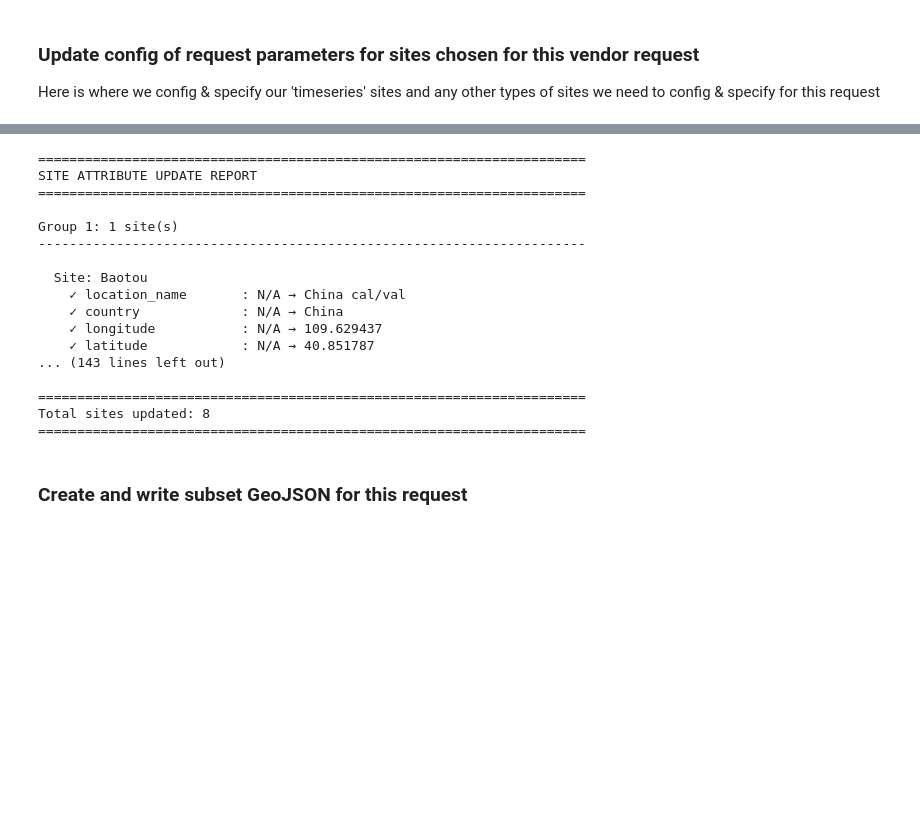
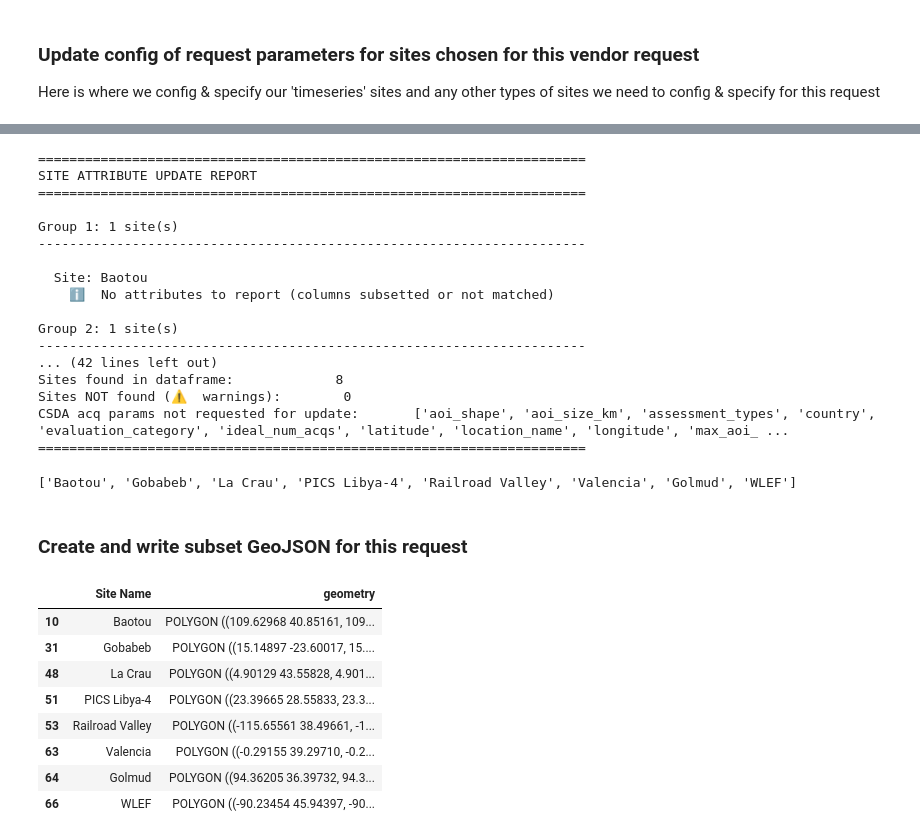
Before and after one commit to pahbs/csda_summaries, a Jupyter notebook: notebooks/prepare_request_sites.ipynb, the cells around one changed output, grey strips where cells are left out. Saved outputs shown, nothing was run; the diff lists cells and outputs as text; code cells hidden in the pictures; blank space fills up the shorter version.

```diff
--- a/notebooks/prepare_request_sites.ipynb
+++ b/notebooks/prepare_request_sites.ipynb
@@ -264,0 +271,17 @@ SITE_CONFIGS = get_site_configs_from_sheets(SHEET_URL, gid=GID)
+# %%
+# Central config: one entry per (vendor, sheet-tab) combination
+VENDOR_SHEETS = {
+    'Airbus':          ('16VopHRqlt5qbl4HgZdkVLUIHLVi9lZWPLJMY-QWsJ8g', 803290261),
+    'Vantor_Legion':   ('16VopHRqlt5qbl4HgZdkVLUIHLVi9lZWPLJMY-QWsJ8g', 226856298),
+    'HydroSat_Kerry':  ('16VopHRqlt5qbl4HgZdkVLUIHLVi9lZWPLJMY-QWsJ8g', 0),
+    'HydroSat_OR2':    ('16VopHRqlt5qbl4HgZdkVLUIHLVi9lZWPLJMY-QWsJ8g', 918595749),
+    'OroraTech_OR2':   ('16VopHRqlt5qbl4HgZdkVLUIHLVi9lZWPLJMY-QWsJ8g', 1719841802),
+    'Tanager':         ('1lkR7cnsqq1EDISoca8tpwcdtfPvWNerbJ5EzCgq-9UI', 0),
+    'satellogic_v2':   ('1lkR7cnsqq1EDISoca8tpwcdtfPvWNerbJ5EzCgq-9UI', 0),
+}
+# %%
+def get_acq_params(vendor_name):
+    """Look up sheet ID + GID for a vendor and fetch its site configs."""
+    sheet_id, gid = VENDOR_SHEETS[vendor_name]
+    sheet_url = f'https://docs.google.com/spreadsheets/d/{sheet_id}/edit?usp=sharing'
+    return get_site_acq_params_from_sheets(sheet_url, gid=gid)
@@ -265,7 +290,12 @@ SITE_CONFIGS = get_site_configs_from_sheets(SHEET_URL, gid=GID)
+# %%
+# --- Usage ---
+VENDOR_NAME = 'Airbus'
+SITE_CONFIGS = get_acq_params(VENDOR_NAME)
 # %%
-
-sites_updated, SITES_FOR_REQUEST = update_sites_attributes(sites[['Site Name','geometry']], SITE_CONFIGS)
-
+# sites_updated, SITES_FOR_REQUEST = update_sites_attributes(sites[['Site Name','geometry']], SITE_CONFIGS)
+sites_updated, SITES_FOR_REQUEST = update_sites_attributes(sites[['Site Name','geometry']], SITE_CONFIGS
+                                                           , subset_cols_list = ['Site Name','geometry']
+                                                          )
 print_site_update_report(sites, sites_updated, SITE_CONFIGS)
 # %% [output]
 ======================================================================
@@ -276,12 +306,12 @@ Group 1: 1 site(s)
 ----------------------------------------------------------------------
 
   Site: Baotou
-    ✓ location_name       : N/A → China cal/val
-    ✓ country             : N/A → China
-    ✓ longitude           : N/A → 109.629437
-    ✓ latitude            : N/A → 40.851787
-... (143 lines left out)
+    ℹ️  No attributes to report (columns subsetted or not matched)
 
+Group 2: 1 site(s)
+----------------------------------------------------------------------
+... (42 lines left out)
+Sites found in dataframe:             8
+Sites NOT found (⚠️  warnings):        0
+CSDA acq params not requested for update:       ['aoi_shape', 'aoi_size_km', 'assessment_types', 'country', 'evaluation_category', 'ideal_num_acqs', 'latitude', 'location_name', 'longitude', 'max_aoi_ ...
 ======================================================================
-Total sites updated: 8
-======================================================================
@@ -548,7 +318,22 @@ Total sites updated: 8
+# %%
+print(SITES_FOR_REQUEST)
+# %% [output]
+['Baotou', 'Gobabeb', 'La Crau', 'PICS Libya-4', 'Railroad Valley', 'Valencia', 'Golmud', 'WLEF']
 # %% [markdown]
 ### Create and write subset GeoJSON for this request
 # %%
 sites_subset = sites_updated[sites_updated['Site Name'].isin(SITES_FOR_REQUEST)]
+sites_subset
+# %% [output]
+|  | Site Name | geometry |
+| 10 | Baotou | POLYGON ((109.62968 40.85161, 109... |
+| 31 | Gobabeb | POLYGON ((15.14897 -23.60017, 15.... |
+| 48 | La Crau | POLYGON ((4.90129 43.55828, 4.901... |
+| 51 | PICS Libya-4 | POLYGON ((23.39665 28.55833, 23.3... |
+| 53 | Railroad Valley | POLYGON ((-115.65561 38.49661, -1... |
+| 63 | Valencia | POLYGON ((-0.29155 39.29710, -0.2... |
+| 64 | Golmud | POLYGON ((94.36205 36.39732, 94.3... |
+| 66 | WLEF | POLYGON ((-90.23454 45.94397, -90... |
 # %%
 DROP_COLS = ['Site Name abbrev',
              'Location Name',
```
Also changed, not shown: parts of 13 cells of this notebook, 4 other files.
